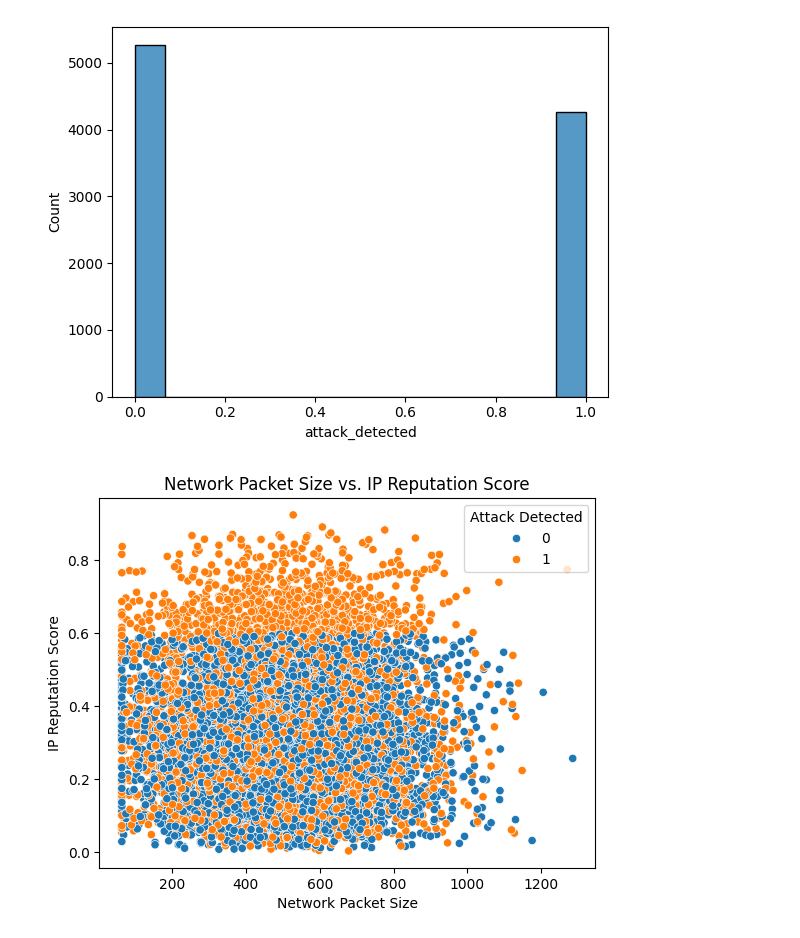
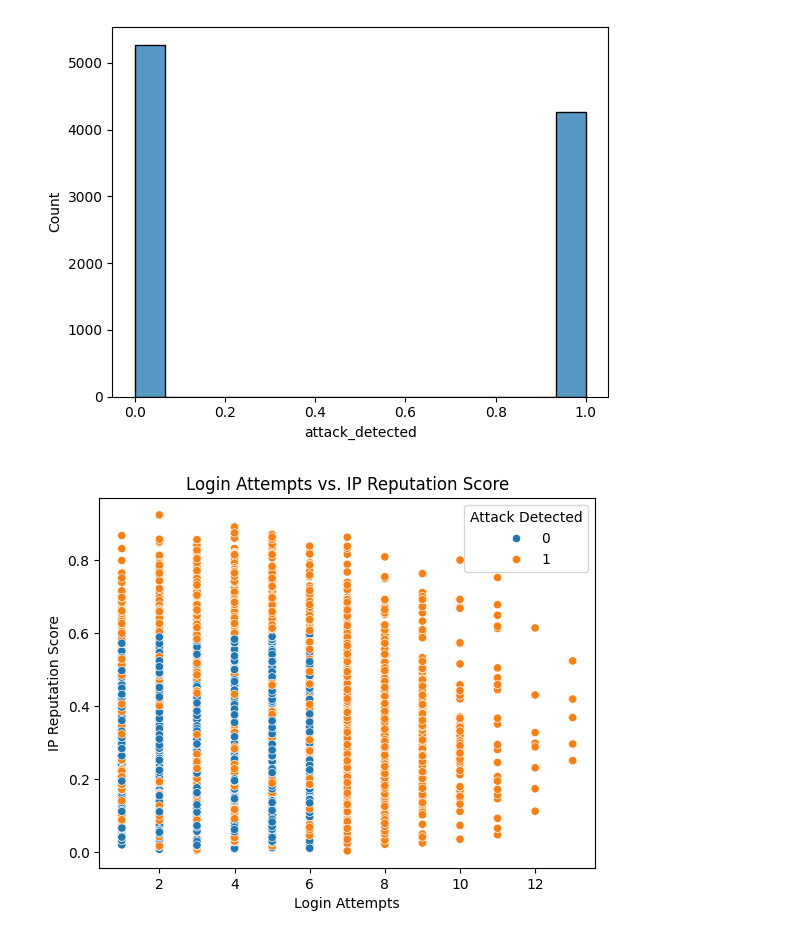
Before and after one commit to ek182238/CSC349, a Jupyter notebook: HW2/data_prep_analysis.ipynb, the cells around one changed output. Saved outputs shown, nothing was run; the diff lists cells and outputs as text; code cells hidden in the pictures.

```diff
--- a/HW2/data_prep_analysis.ipynb
+++ b/HW2/data_prep_analysis.ipynb
@@ -313,15 +313,14 @@ plt.show()
 # %%
 # Scatter plot
 # After trying a bunch of different scatter plots, I chose this one because it
 # shows a very clear point where the attacks are detected (which is when the
-# IP reputation score is above 0.6). So scatter plots that compare IP reputation
-# score with other values will yield the best results about the target variable
+# IP reputation score is above 0.6 and there were more than 6 login attempts)
 
-sns.scatterplot( data=df, x='network_packet_size', y='ip_reputation_score', hue='attack_detected' )
-plt.title('Network Packet Size vs. IP Reputation Score')
-plt.xlabel('Network Packet Size')
+sns.scatterplot( data=df, x='login_attempts', y='ip_reputation_score', hue='attack_detected' )
+plt.title('Login Attempts vs. IP Reputation Score')
+plt.xlabel('Login Attempts')
 plt.ylabel('IP Reputation Score')
 plt.legend(title='Attack Detected')
 plt.show()
 # %% [output]
-[figure, old version]
+[figure, new version]
```
